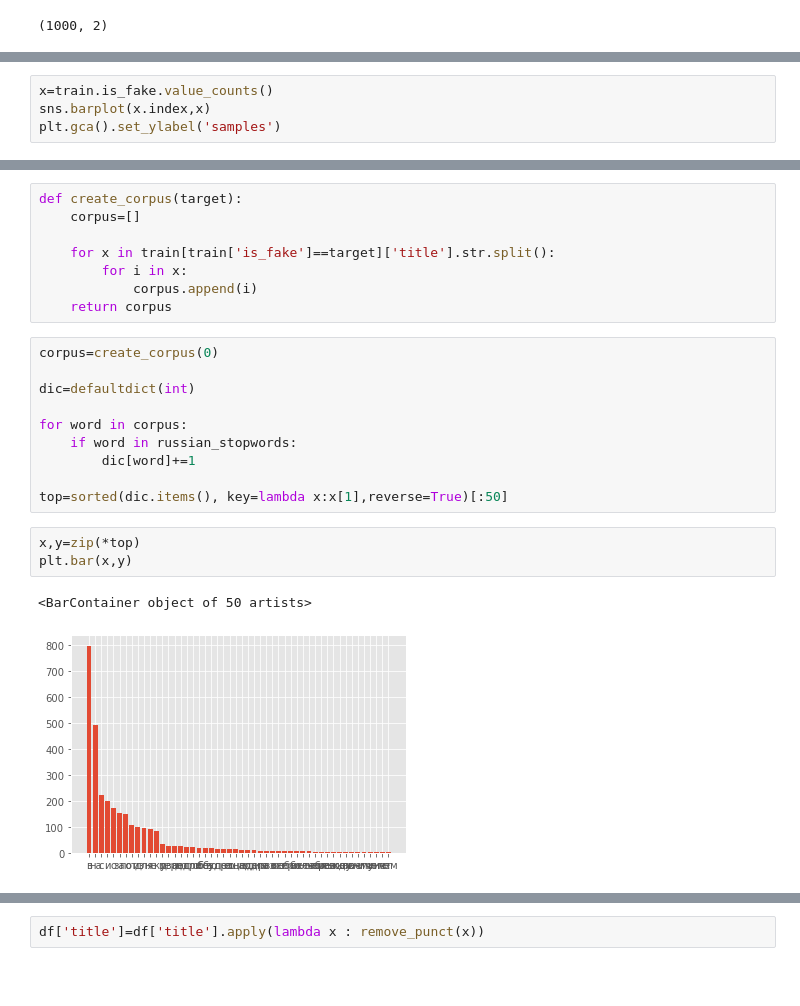
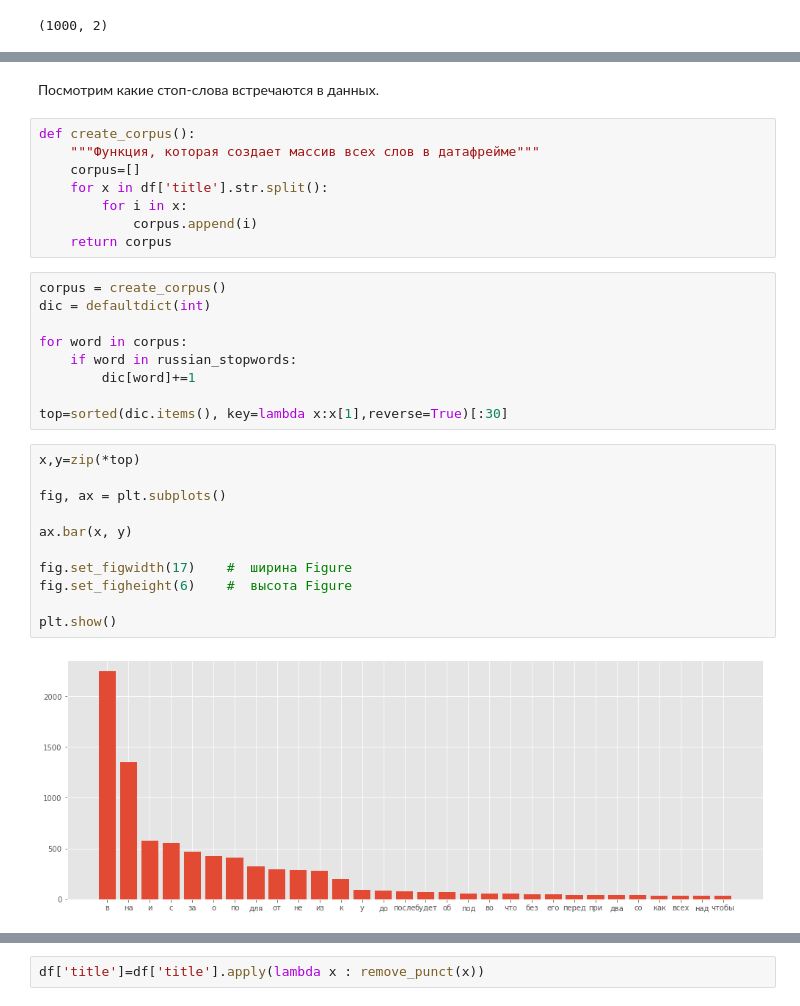
Before and after one commit to Hlestov/Fake-news-classifier, a Jupyter notebook: Notebook.ipynb, the cells around one changed output, grey strips where cells are left out. Cells and saved outputs as stored; diff of their text form; blank space fills up the shorter version.

```diff
--- a/Notebook.ipynb
+++ b/Notebook.ipynb
@@ -103,4 +94,0 @@ train.describe()
-# %%
-x=train.is_fake.value_counts()
-sns.barplot(x.index,x)
-plt.gca().set_ylabel('samples')
@@ -110,24 +127,32 @@ Text(0, 0.5, 'samples')
+# %% [markdown]
+Посмотрим какие стоп-слова встречаются в данных.
 # %%
-def create_corpus(target):
+def create_corpus():
+    """Функция, которая создает массив всех слов в датафрейме"""
     corpus=[]
-
-    for x in train[train['is_fake']==target]['title'].str.split():
+    for x in df['title'].str.split():
         for i in x:
             corpus.append(i)
     return corpus
 # %%
-corpus=create_corpus(0)
-
-dic=defaultdict(int)
+corpus = create_corpus()
+dic = defaultdict(int)
 
 for word in corpus:
     if word in russian_stopwords:
         dic[word]+=1
 
-top=sorted(dic.items(), key=lambda x:x[1],reverse=True)[:50]
+top=sorted(dic.items(), key=lambda x:x[1],reverse=True)[:30]
 # %%
 x,y=zip(*top)
-plt.bar(x,y)
+
+fig, ax = plt.subplots()
+
+ax.bar(x, y)
+
+fig.set_figwidth(17)    #  ширина Figure
+fig.set_figheight(6)    #  высота Figure
+
+plt.show()
 # %% [output]
-<BarContainer object of 50 artists>
-[figure, old version]
+[figure, new version]
```
Also changed, not shown: parts of 27 cells of this notebook.
